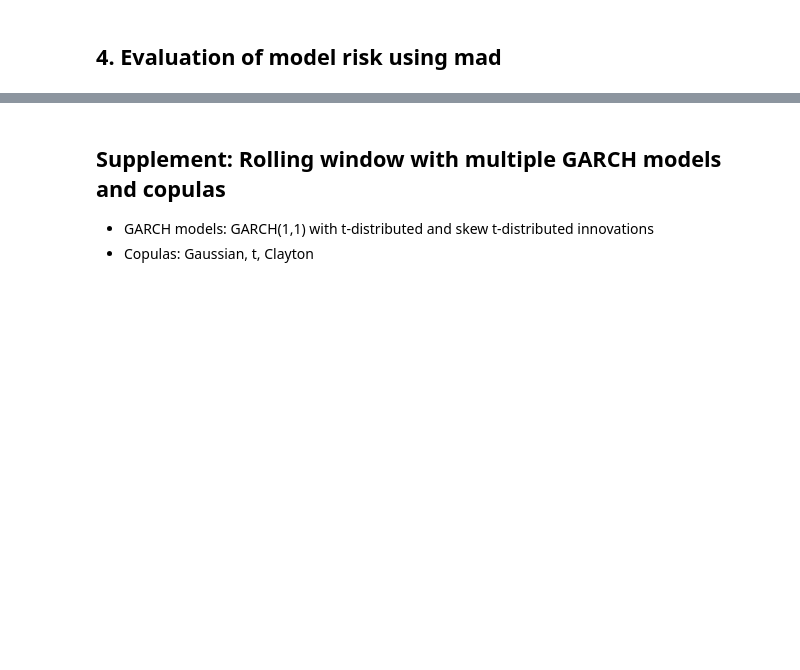
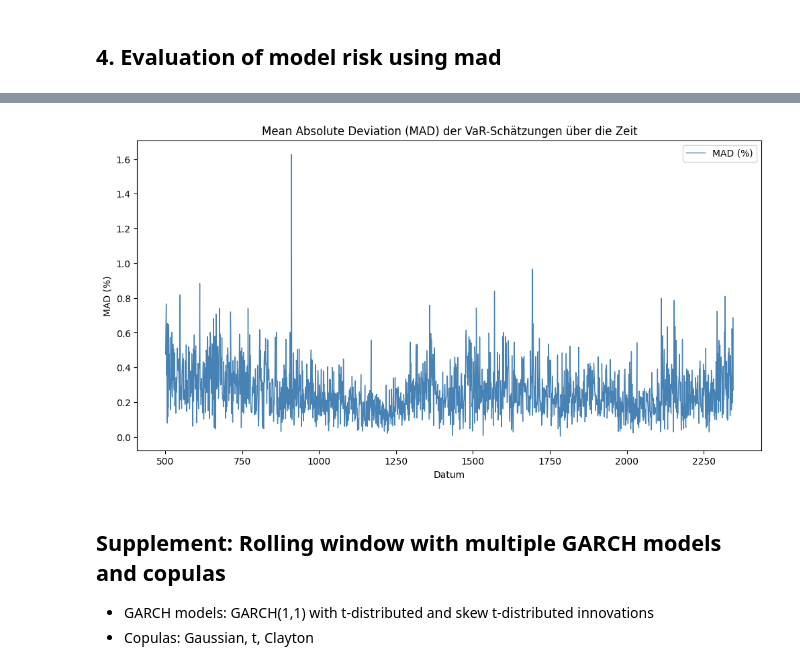
Before and after one commit to andrebraeuer/machinelearning, a Jupyter notebook: SANDBOX_copulagarch.ipynb, the cells around one changed output, grey strips where cells are left out. Saved outputs shown, nothing was run; the diff lists cells and outputs as text; code cells hidden in the pictures; blank space fills up the shorter version.

```diff
--- a/SANDBOX_copulagarch.ipynb
+++ b/SANDBOX_copulagarch.ipynb
@@ -1221,0 +1309,2 @@ christoffersen_pelletier_duration_test(get_exceedances(realized, var5["GaussianC
+# %%
+mad = calculate_mad(var5[["ClaytonCopula", "GaussianCopula", "tCopula"]])
@@ -1222,3 +1321,13 @@ christoffersen_pelletier_duration_test(get_exceedances(realized, var5["GaussianC
+# %%
+plt.figure(figsize=(12, 6))
+plt.plot(mad.index, mad.values*100, color="steelblue", lw=1)
+plt.xlabel("Datum")
+plt.ylabel("MAD (%)")
+plt.title("Mean Absolute Deviation (MAD) der VaR-Schätzungen über die Zeit")
+plt.legend(["MAD (%)"], loc="upper right")
+plt.show()
+# %% [output]
+[figure, added]
 # %% [markdown]
 ## Supplement: Rolling window with multiple GARCH models and copulas
 
```
Also changed, not shown: parts of 4 cells of this notebook, 2 other files.
